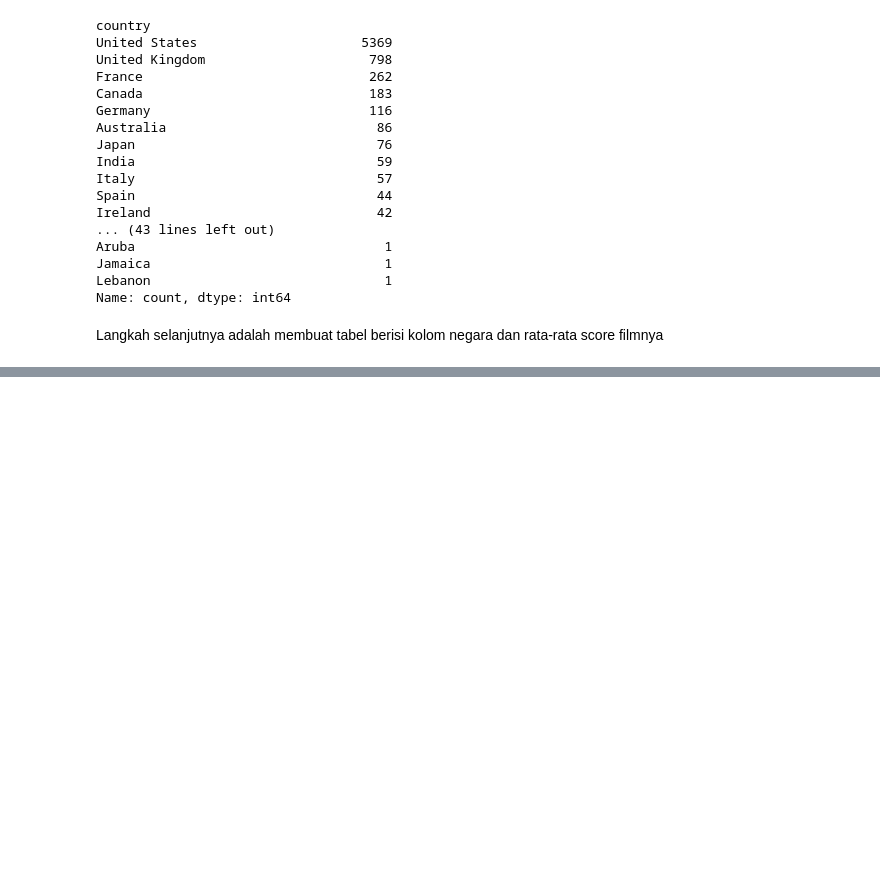
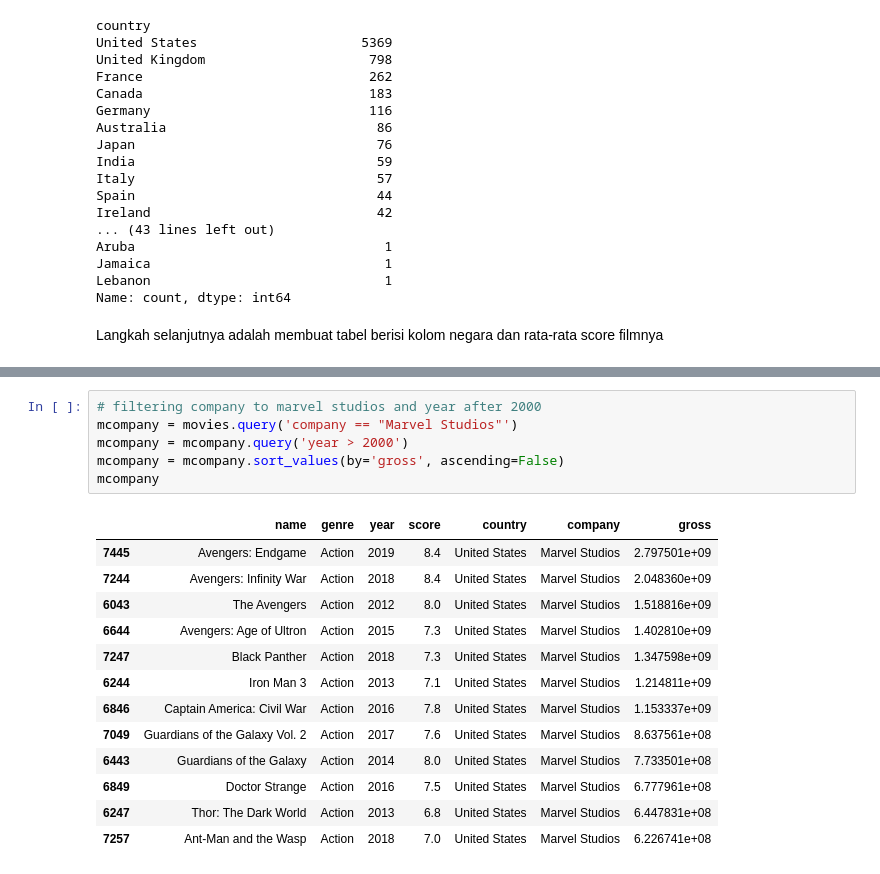
Before and after one commit to septyoa/MovieAnalysis, a Jupyter notebook: Movie Analysis.ipynb, the cells around one changed output, grey strips where cells are left out. Saved outputs shown, nothing was run; the diff lists cells and outputs as text; blank space fills up the shorter version.

```diff
--- a/Movie Analysis.ipynb
+++ b/Movie Analysis.ipynb
@@ -664,0 +596,20 @@ Dari seluruh analisa data yang diambil maka dapat disimpulkan bahwa pada 2025, l
+# %%
+# filtering company to marvel studios and year after 2000
+mcompany = movies.query('company == "Marvel Studios"')
+mcompany = mcompany.query('year > 2000')
+mcompany = mcompany.sort_values(by='gross', ascending=False)
+mcompany
+# %% [output]
+|  | name | genre | year | score | country | company | gross |
+| 7445 | Avengers: Endgame | Action | 2019 | 8.4 | United States | Marvel Studios | 2.797501e+09 |
+| 7244 | Avengers: Infinity War | Action | 2018 | 8.4 | United States | Marvel Studios | 2.048360e+09 |
+| 6043 | The Avengers | Action | 2012 | 8.0 | United States | Marvel Studios | 1.518816e+09 |
+| 6644 | Avengers: Age of Ultron | Action | 2015 | 7.3 | United States | Marvel Studios | 1.402810e+09 |
+| 7247 | Black Panther | Action | 2018 | 7.3 | United States | Marvel Studios | 1.347598e+09 |
+| 6244 | Iron Man 3 | Action | 2013 | 7.1 | United States | Marvel Studios | 1.214811e+09 |
+| 6846 | Captain America: Civil War | Action | 2016 | 7.8 | United States | Marvel Studios | 1.153337e+09 |
+| 7049 | Guardians of the Galaxy Vol. 2 | Action | 2017 | 7.6 | United States | Marvel Studios | 8.637561e+08 |
+| 6443 | Guardians of the Galaxy | Action | 2014 | 8.0 | United States | Marvel Studios | 7.733501e+08 |
+| 6849 | Doctor Strange | Action | 2016 | 7.5 | United States | Marvel Studios | 6.777961e+08 |
+| 6247 | Thor: The Dark World | Action | 2013 | 6.8 | United States | Marvel Studios | 6.447831e+08 |
+| 7257 | Ant-Man and the Wasp | Action | 2018 | 7.0 | United States | Marvel Studios | 6.226741e+08 |
```
Also changed, not shown: parts of 127 cells of this notebook, 2 other files.
